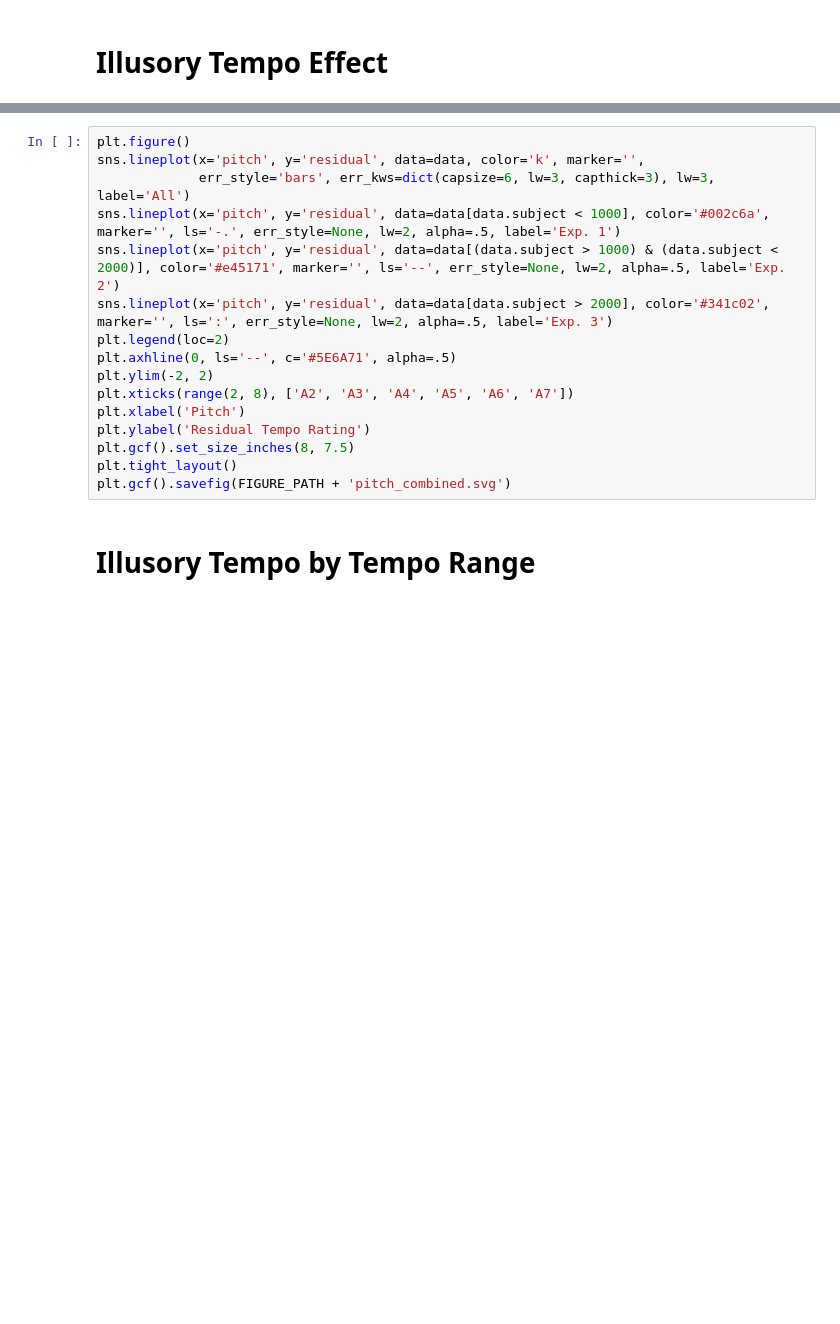
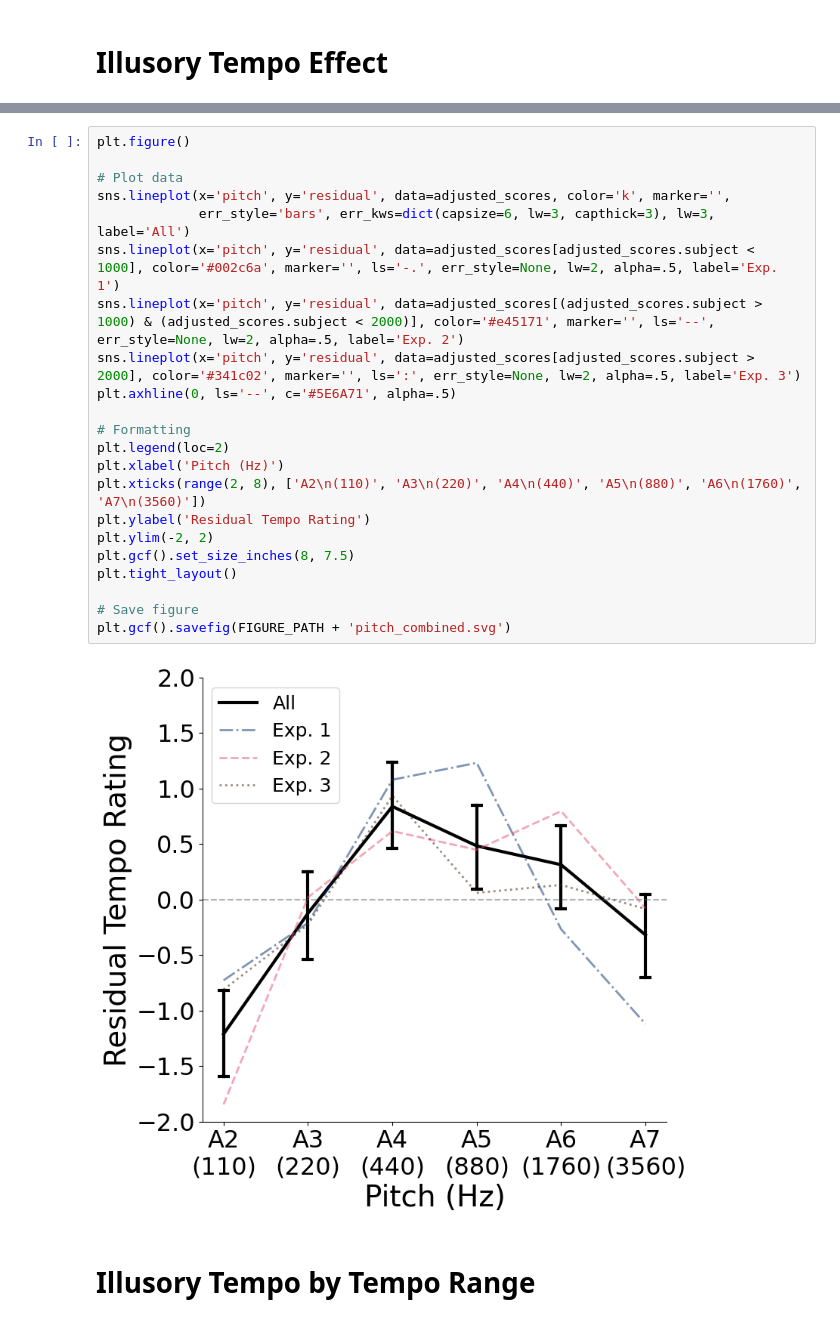
Before and after one commit to jpazdera/IllusoryTempo, a Jupyter notebook: E3/analysis/Combined Analysis.ipynb, the cells around one changed output, grey strips where cells are left out. Cells and saved outputs as stored; diff of their text form; blank space fills up the shorter version.

```diff
--- a/E3/analysis/Combined Analysis.ipynb
+++ b/E3/analysis/Combined Analysis.ipynb
@@ -191,19 +204,27 @@ plt.gcf().savefig(FIGURE_PATH + 'illusory_pitch_combined.svg')
 # %%
 plt.figure()
-sns.lineplot(x='pitch', y='residual', data=data, color='k', marker='',
+
+# Plot data
+sns.lineplot(x='pitch', y='residual', data=adjusted_scores, color='k', marker='',
              err_style='bars', err_kws=dict(capsize=6, lw=3, capthick=3), lw=3, label='All')
-sns.lineplot(x='pitch', y='residual', data=data[data.subject < 1000], color='#002c6a', marker='', ls='-.', err_style=None, lw=2, alpha=.5, label='Exp. 1')
-sns.lineplot(x='pitch', y='residual', data=data[(data.subject > 1000) & (data.subject < 2000)], color='#e45171', marker='', ls='--', err_style=None, lw=2, alpha=.5, label='Exp. 2')
-sns.lineplot(x='pitch', y='residual', data=data[data.subject > 2000], color='#341c02', marker='', ls=':', err_style=None, lw=2, alpha=.5, label='Exp. 3')
+sns.lineplot(x='pitch', y='residual', data=adjusted_scores[adjusted_scores.subject < 1000], color='#002c6a', marker='', ls='-.', err_style=None, lw=2, alpha=.5, label='Exp. 1')
+sns.lineplot(x='pitch', y='residual', data=adjusted_scores[(adjusted_scores.subject > 1000) & (adjusted_scores.subject < 2000)], color='#e45171', marker='', ls='--', err_style=None, lw=2, alpha=.5, label='Exp. 2')
+sns.lineplot(x='pitch', y='residual', data=adjusted_scores[adjusted_scores.subject > 2000], color='#341c02', marker='', ls=':', err_style=None, lw=2, alpha=.5, label='Exp. 3')
+plt.axhline(0, ls='--', c='#5E6A71', alpha=.5)
+
+# Formatting
 plt.legend(loc=2)
-plt.axhline(0, ls='--', c='#5E6A71', alpha=.5)
+plt.xlabel('Pitch (Hz)')
+plt.xticks(range(2, 8), ['A2\n(110)', 'A3\n(220)', 'A4\n(440)', 'A5\n(880)', 'A6\n(1760)', 'A7\n(3560)'])
+plt.ylabel('Residual Tempo Rating')
 plt.ylim(-2, 2)
-plt.xticks(range(2, 8), ['A2', 'A3', 'A4', 'A5', 'A6', 'A7'])
-plt.xlabel('Pitch')
-plt.ylabel('Residual Tempo Rating')
 plt.gcf().set_size_inches(8, 7.5)
 plt.tight_layout()
+
+# Save figure
 plt.gcf().savefig(FIGURE_PATH + 'pitch_combined.svg')
+# %% [output]
+[figure, added]
 # %% [markdown]
 # Illusory Tempo by Tempo Range
 # %%
```
Also changed, not shown: parts of 12 cells of this notebook, 6 other files.
